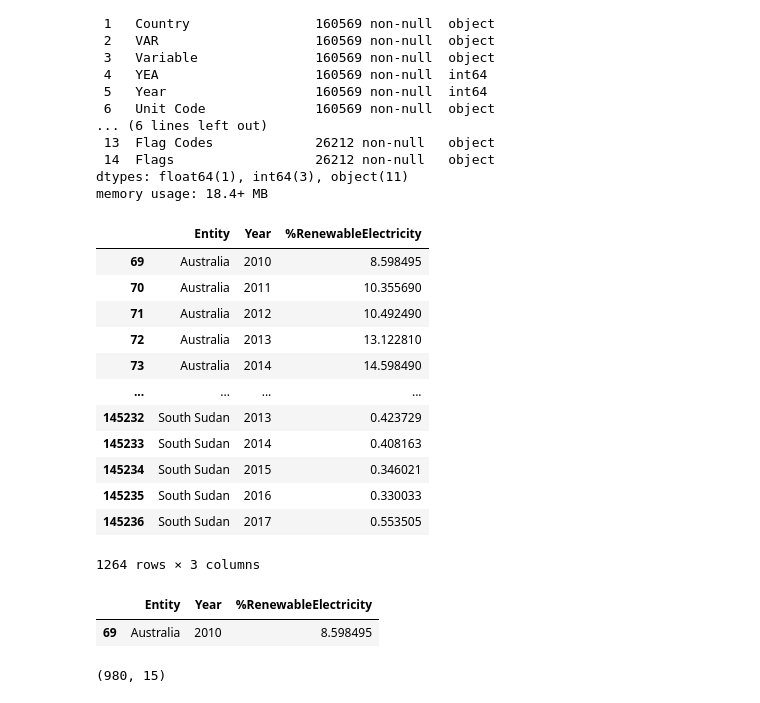
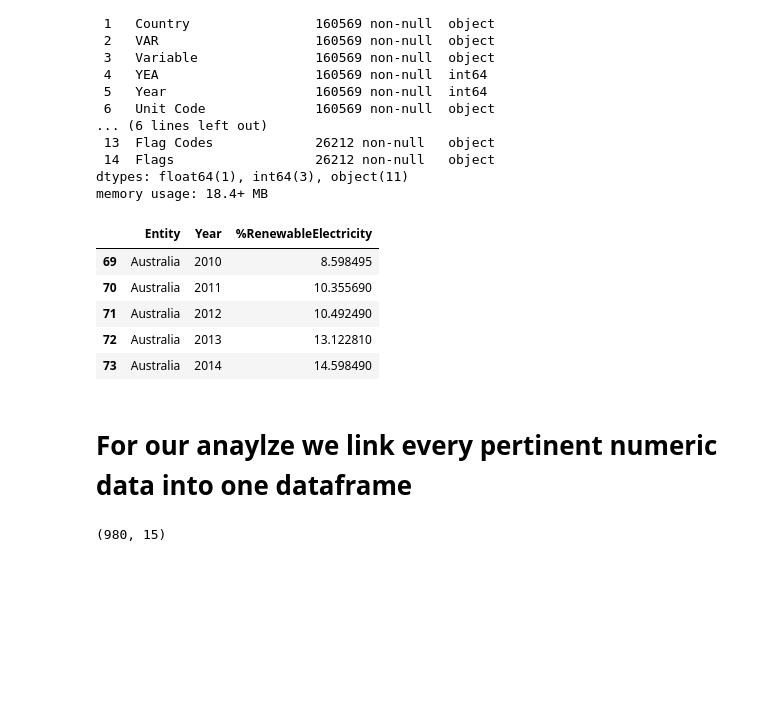
Before and after one commit to MathieuGuarino/IHProject2, a Jupyter notebook: main.ipynb, the cells around one changed output. Cells and saved outputs as stored; diff of their text form; code cells hidden in the pictures; blank space fills up the shorter version.

```diff
--- a/main.ipynb
+++ b/main.ipynb
@@ -280,28 +260,18 @@ memory usage: 18.4+ MB
 # %%
 green_indic_cleaned = green_indicators[green_indicators.Year.between(2010,2020)].drop(['COU','Reference Period Code', 'Unit Code', 'VAR',
                                              'Reference Period', 'Flag Codes', 'Flags', 'YEA', 'PowerCode', 'PowerCode Code','Unit'],axis=1).dropna()
 green_indic_cleaned = green_indic_cleaned[green_indic_cleaned.Variable == 'Renewable electricity, % total electricity generation'].drop('Variable',axis=1)
 green_indic_cleaned.columns = ['Entity','Year','%RenewableElectricity']
-green_indic_cleaned
+green_indic_cleaned.head()
 # %% [output]
 |  | Entity | Year | %RenewableElectricity |
 | 69 | Australia | 2010 | 8.598495 |
 | 70 | Australia | 2011 | 10.355690 |
 | 71 | Australia | 2012 | 10.492490 |
 | 72 | Australia | 2013 | 13.122810 |
 | 73 | Australia | 2014 | 14.598490 |
-| ... | ... | ... | ... |
-| 145232 | South Sudan | 2013 | 0.423729 |
-| 145233 | South Sudan | 2014 | 0.408163 |
-| 145234 | South Sudan | 2015 | 0.346021 |
-| 145235 | South Sudan | 2016 | 0.330033 |
-| 145236 | South Sudan | 2017 | 0.553505 |
-1264 rows × 3 columns
-# %%
-green_indic_cleaned.head(1)
-# %% [output]
-|  | Entity | Year | %RenewableElectricity |
-| 69 | Australia | 2010 | 8.598495 |
+# %% [markdown]
+# For our anaylze we link every pertinent numeric data into one dataframe
 # %%
 energy_co2 = pd.merge(energy_cleaned, co2_cleaned,  how='left', left_on=['Entity','Year'], right_on = ['Entity','Year'])
 energy_co2_death = pd.merge(energy_co2, deathspm25_cleaned,  how='left', left_on=['Entity','Year'], right_on = ['Entity','Year'])
```
Also changed, not shown: parts of 40 cells of this notebook, 1 other file.
